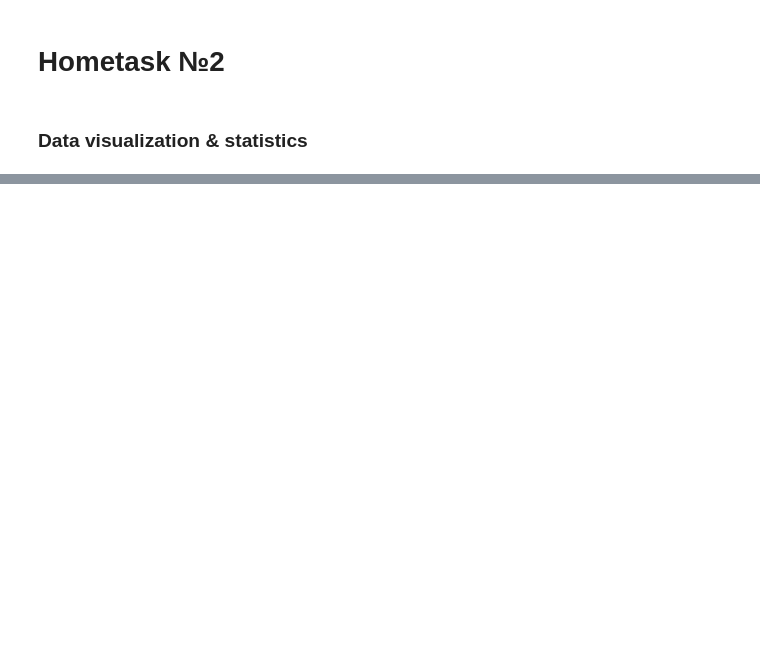
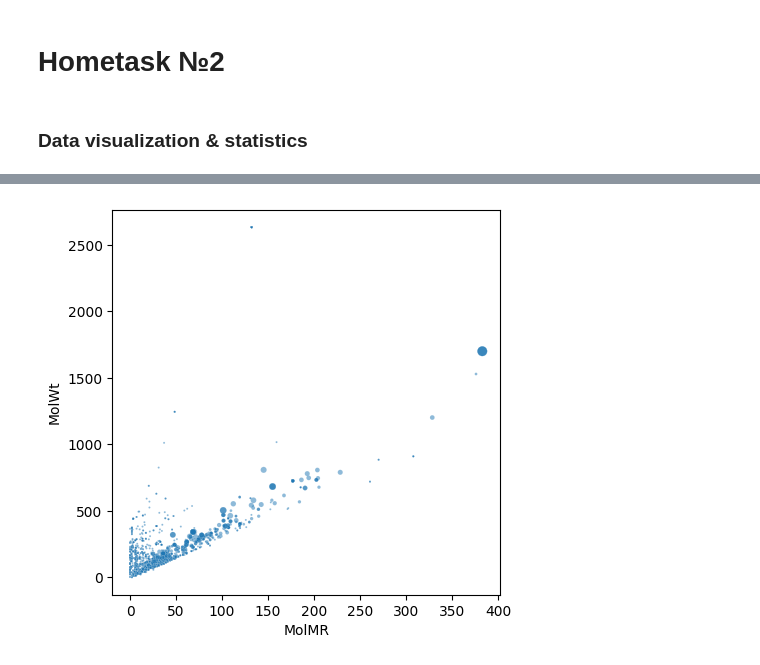
Before and after one commit to AsyaOrlova/ChemAlgorithmsCourse, a Jupyter notebook: hw_1.ipynb, the cells around one changed output, grey strips where cells are left out. Cells and saved outputs as stored; diff of their text form; code cells hidden in the pictures; blank space fills up the shorter version.

```diff
--- a/hw_1.ipynb
+++ b/hw_1.ipynb
@@ -559,0 +591,6 @@ data_final
+# %%
+plt.rcParams['figure.figsize'] = [5, 5]
+sns.scatterplot(data=df, x="MolMR", y="MolWt", size="NumHDonors", legend=False, sizes=(2, 50), alpha=0.5)
+plt.show()
+# %% [output]
+[figure, added]
```
Also changed, not shown: parts of 18 cells of this notebook.
